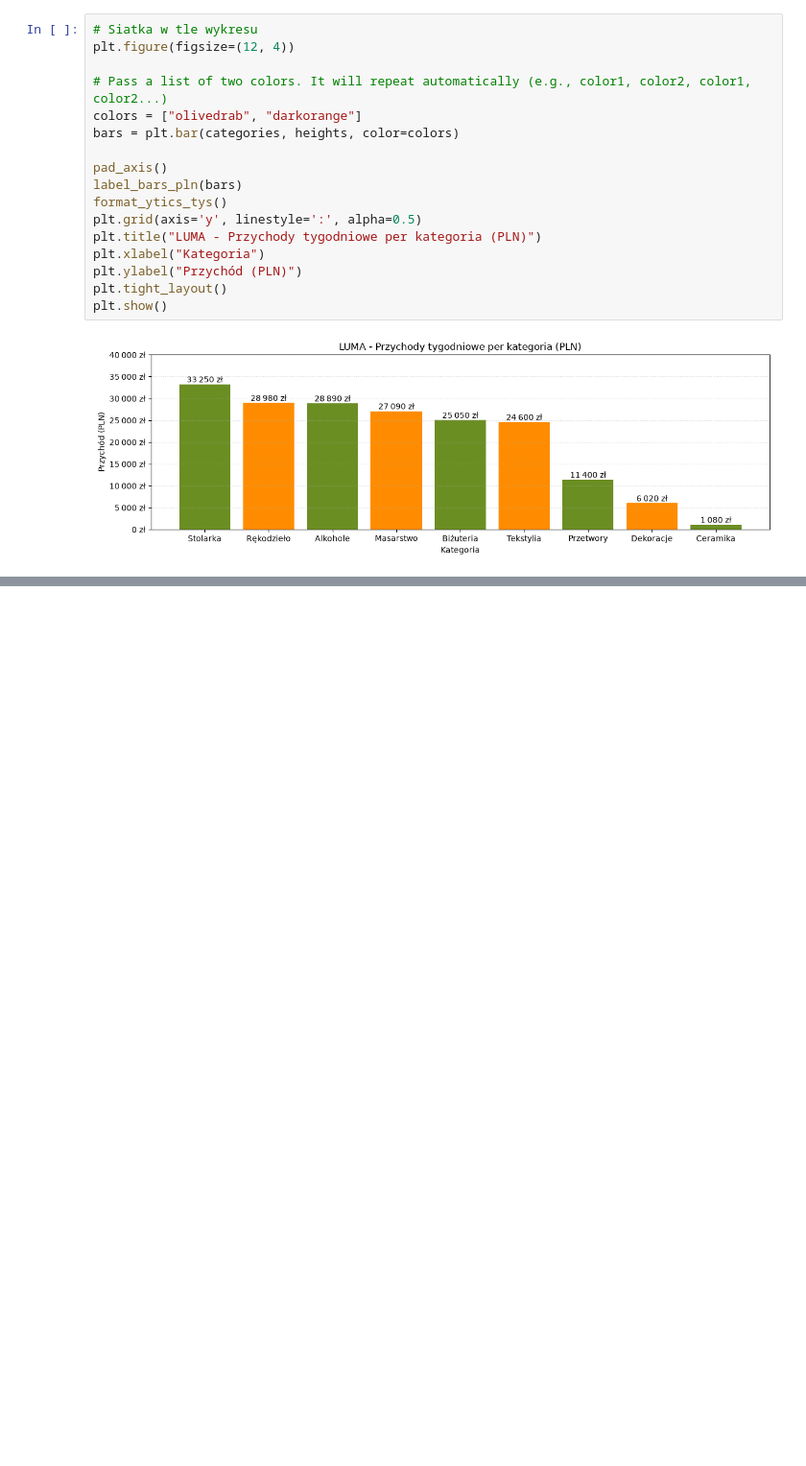
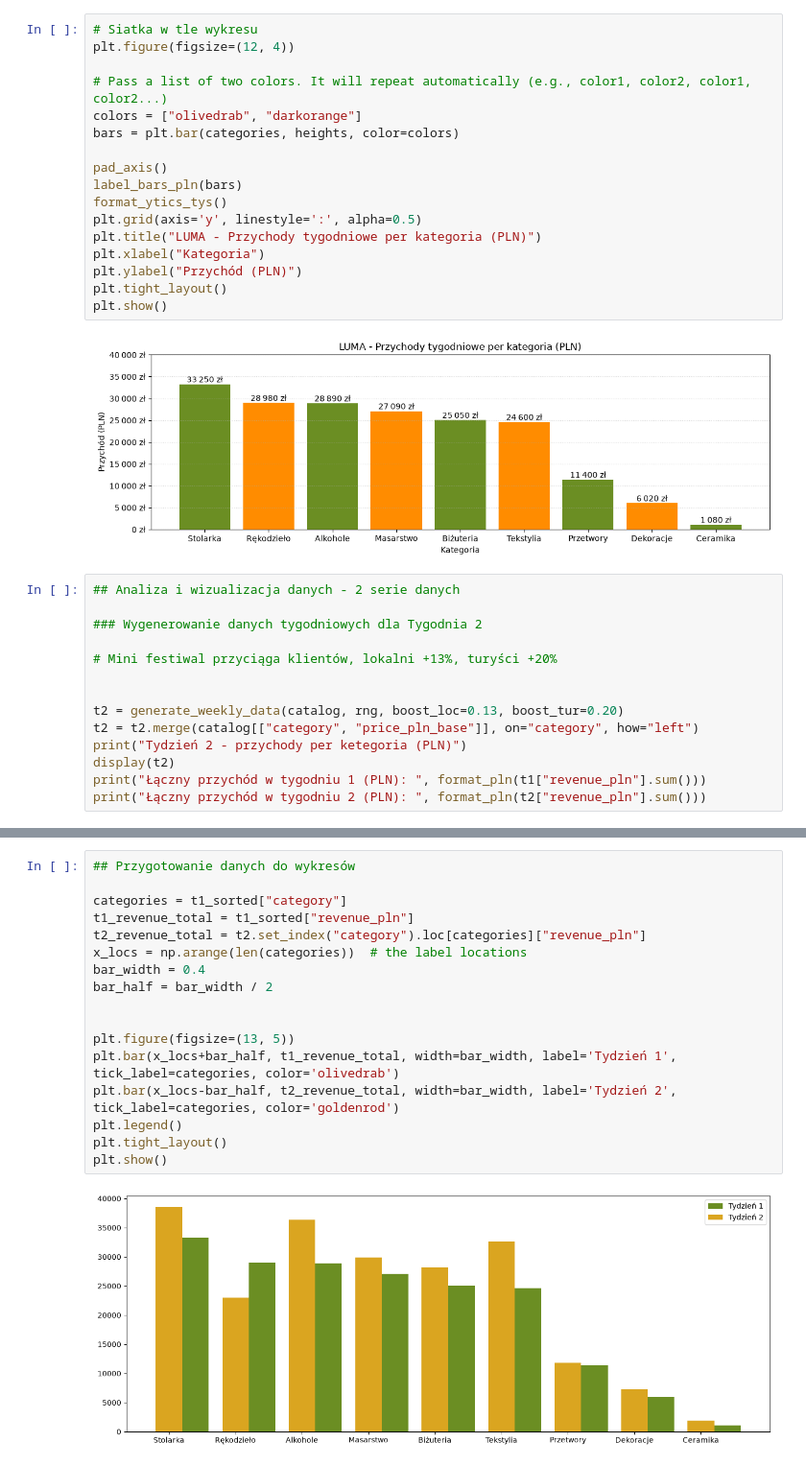
Before and after one commit to NeoNeqs/DataVisualization, a Jupyter notebook: 01-bar.ipynb, the cells around one changed output, grey strips where cells are left out. Shown at 96% size. Saved outputs shown, nothing was run; the diff lists cells and outputs as text; blank space fills up the shorter version.

```diff
--- a/01-bar.ipynb
+++ b/01-bar.ipynb
@@ -224,3 +225,17 @@ plt.tight_layout()
 plt.show()
 # %% [output]
 [figure]
+# %%
+## Analiza i wizualizacja danych - 2 serie danych
+
+### Wygenerowanie danych tygodniowych dla Tygodnia 2
+
+# Mini festiwal przyciąga klientów, lokalni +13%, turyści +20%
+
+
+t2 = generate_weekly_data(catalog, rng, boost_loc=0.13, boost_tur=0.20)
+t2 = t2.merge(catalog[["category", "price_pln_base"]], on="category", how="left")
+print("Tydzień 2 - przychody per ketegoria (PLN)")
+display(t2)
+print("Łączny przychód w tygodniu 1 (PLN): ", format_pln(t1["revenue_pln"].sum()))
+print("Łączny przychód w tygodniu 2 (PLN): ", format_pln(t2["revenue_pln"].sum()))
@@ -226,0 +256,19 @@ plt.show()
+# %%
+## Przygotowanie danych do wykresów
+
+categories = t1_sorted["category"]
+t1_revenue_total = t1_sorted["revenue_pln"]
+t2_revenue_total = t2.set_index("category").loc[categories]["revenue_pln"]
+x_locs = np.arange(len(categories))  # the label locations
+bar_width = 0.4
+bar_half = bar_width / 2
+
+
+plt.figure(figsize=(13, 5))
+plt.bar(x_locs+bar_half, t1_revenue_total, width=bar_width, label='Tydzień 1', tick_label=categories, color='olivedrab')
+plt.bar(x_locs-bar_half, t2_revenue_total, width=bar_width, label='Tydzień 2', tick_label=categories, color='goldenrod')
+plt.legend()
+plt.tight_layout()
+plt.show()
+# %% [output]
+[figure, added]
```
Also changed, not shown: parts of 4 cells of this notebook.
